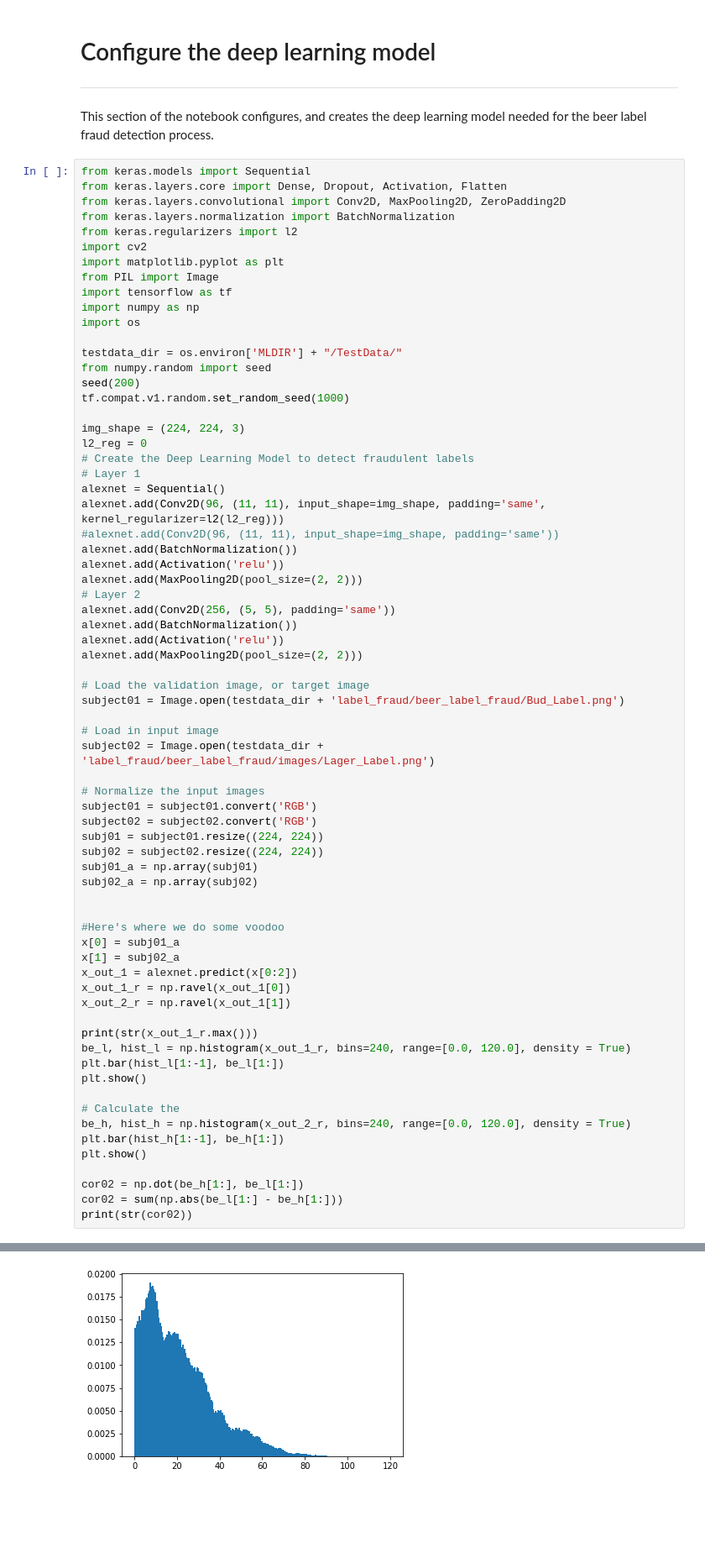
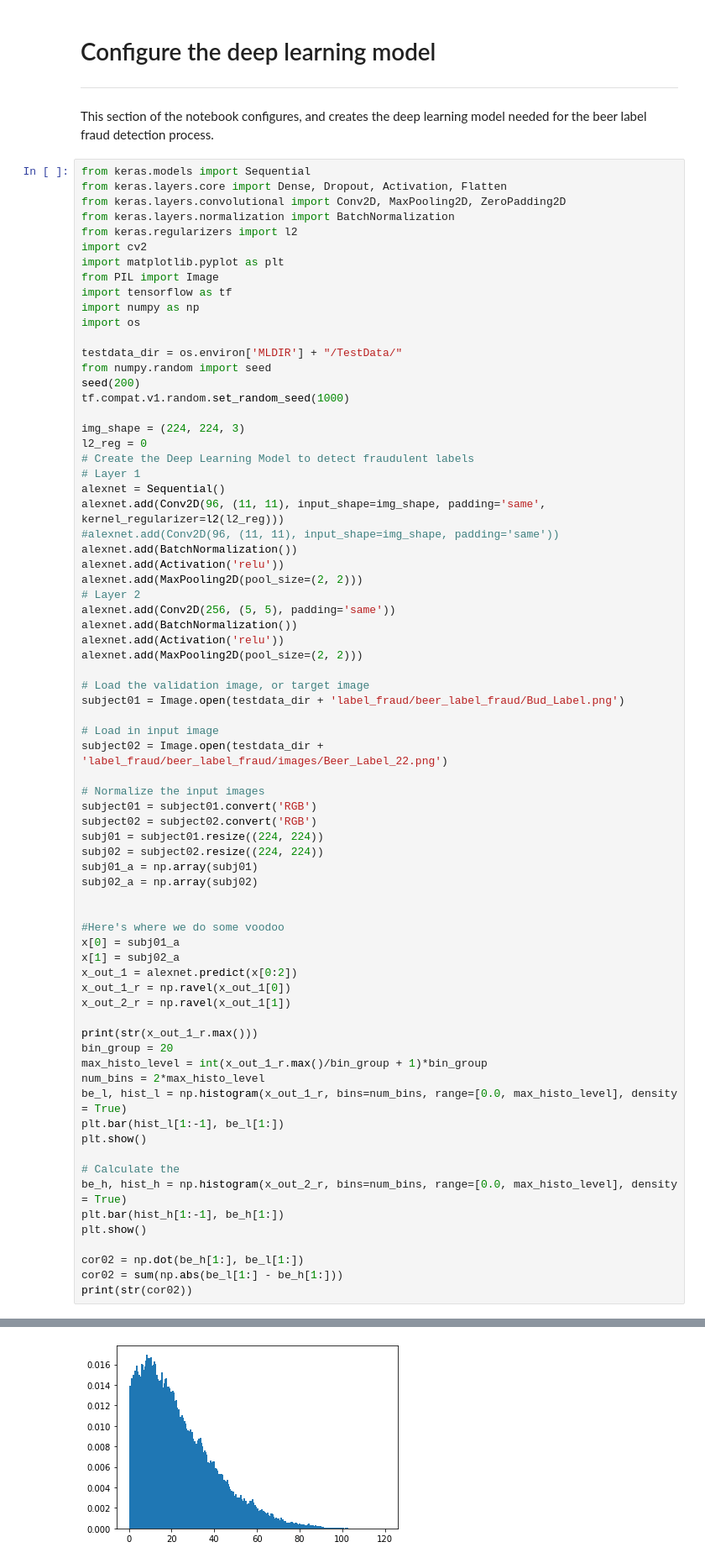
Before and after one commit to MetroStar/LabelAndFraudDetections, a Jupyter notebook: TTB/BeerLabelValidation.ipynb, the cells around one changed output, grey strips where cells are left out. Shown at 84% size. Cells and saved outputs as stored; diff of their text form; blank space fills up the shorter version.

```diff
--- a/TTB/BeerLabelValidation.ipynb
+++ b/TTB/BeerLabelValidation.ipynb
@@ -51,38 +51,41 @@ alexnet.add(MaxPooling2D(pool_size=(2, 2)))
 subject01 = Image.open(testdata_dir + 'label_fraud/beer_label_fraud/Bud_Label.png')
 
 # Load in input image
-subject02 = Image.open(testdata_dir + 'label_fraud/beer_label_fraud/images/Lager_Label.png')
+subject02 = Image.open(testdata_dir + 'label_fraud/beer_label_fraud/images/Beer_Label_22.png')
 
 # Normalize the input images
 subject01 = subject01.convert('RGB')
 subject02 = subject02.convert('RGB')
 subj01 = subject01.resize((224, 224))
 subj02 = subject02.resize((224, 224))
 subj01_a = np.array(subj01)
 subj02_a = np.array(subj02)
 
 
 #Here's where we do some voodoo
 x[0] = subj01_a
 x[1] = subj02_a
 x_out_1 = alexnet.predict(x[0:2])
 x_out_1_r = np.ravel(x_out_1[0])
 x_out_2_r = np.ravel(x_out_1[1])
 
 print(str(x_out_1_r.max()))
-be_l, hist_l = np.histogram(x_out_1_r, bins=240, range=[0.0, 120.0], density = True)
+bin_group = 20
+max_histo_level = int(x_out_1_r.max()/bin_group + 1)*bin_group
+num_bins = 2*max_histo_level
+be_l, hist_l = np.histogram(x_out_1_r, bins=num_bins, range=[0.0, max_histo_level], density = True)
 plt.bar(hist_l[1:-1], be_l[1:])
 plt.show()
 
 # Calculate the
-be_h, hist_h = np.histogram(x_out_2_r, bins=240, range=[0.0, 120.0], density = True)
+be_h, hist_h = np.histogram(x_out_2_r, bins=num_bins, range=[0.0, max_histo_level], density = True)
 plt.bar(hist_h[1:-1], be_h[1:])
 plt.show()
 
 cor02 = np.dot(be_h[1:], be_l[1:])
 cor02 = sum(np.abs(be_l[1:] - be_h[1:]))
 print(str(cor02))
 # %% [output]
 111.62964
 [figure]
-[figure, old version]
+[figure, new version]
```
Also changed, not shown: parts of 3 cells of this notebook, 5 other files.
